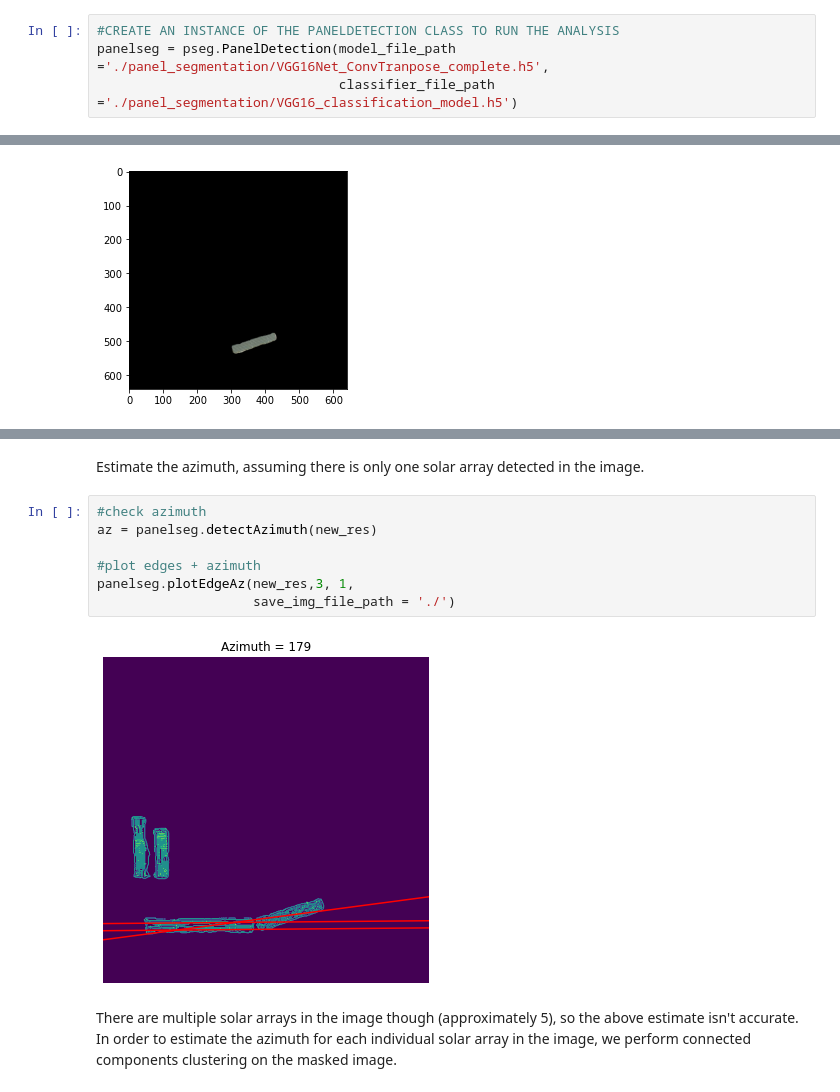
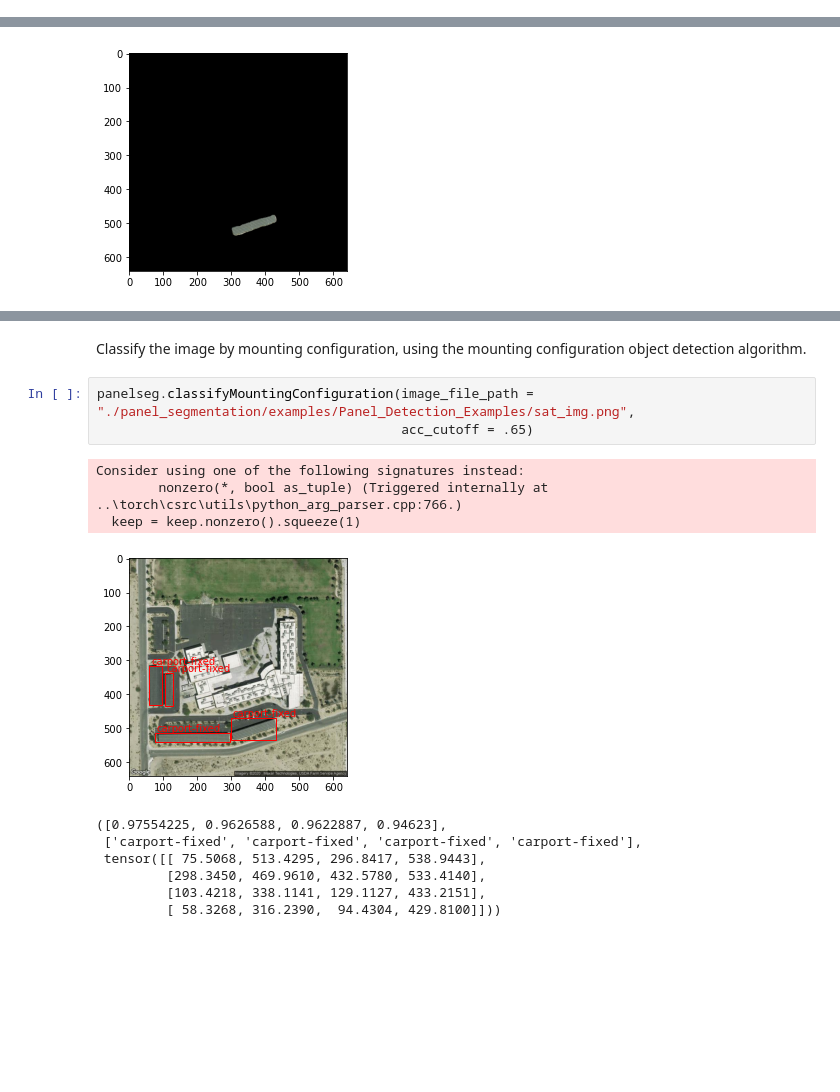
Before and after one commit to NREL/Panel-Segmentation, a Jupyter notebook: Panel_Detection_example.ipynb, the cells around one changed output, grey strips where cells are left out. Saved outputs shown, nothing was run; the diff lists cells and outputs as text; blank space fills up the shorter version.

```diff
--- a/Panel_Detection_example.ipynb
+++ b/Panel_Detection_example.ipynb
@@ -38,7 +40,3 @@ ValueError: Response status code 403: Image not pulled successfully from API.
-# %%
-#CREATE AN INSTANCE OF THE PANELDETECTION CLASS TO RUN THE ANALYSIS
-panelseg = pseg.PanelDetection(model_file_path ='./panel_segmentation/VGG16Net_ConvTranpose_complete.h5',
-                               classifier_file_path ='./panel_segmentation/VGG16_classification_model.h5')
 # %% [markdown]
 Load in the image and declare it as a numpy array.
 # %%
@@ -103,16 +100,19 @@ panelseg.plotEdgeAz(clusters, 3, 1,
 [figure]
 [figure]
 [figure]
-# %% [markdown]
-Estimate the azimuth, assuming there is only one solar array detected in the image.
-# %%
-#check azimuth
-az = panelseg.detectAzimuth(new_res)
-
-#plot edges + azimuth
-panelseg.plotEdgeAz(new_res,3, 1,
-                    save_img_file_path = './')
-# %% [output]
-[figure, removed]
-# %% [markdown]
-There are multiple solar arrays in the image though (approximately 5), so the above estimate isn't accurate. In order to estimate the azimuth for each individual solar array in the image, we perform connected components clustering on the masked image.
+# %% [markdown]
+Classify the image by mounting configuration, using the mounting configuration object detection algorithm.
+# %%
+panelseg.classifyMountingConfiguration(image_file_path = "./panel_segmentation/examples/Panel_Detection_Examples/sat_img.png",
+                                       acc_cutoff = .65)
+# %% [output]
+Consider using one of the following signatures instead:
+        nonzero(*, bool as_tuple) (Triggered internally at  ..\torch\csrc\utils\python_arg_parser.cpp:766.)
+  keep = keep.nonzero().squeeze(1)
+[figure, added]
+([0.97554225, 0.9626588, 0.9622887, 0.94623],
+ ['carport-fixed', 'carport-fixed', 'carport-fixed', 'carport-fixed'],
+ tensor([[ 75.5068, 513.4295, 296.8417, 538.9443],
+         [298.3450, 469.9610, 432.5780, 533.4140],
+         [103.4218, 338.1141, 129.1127, 433.2151],
+         [ 58.3268, 316.2390,  94.4304, 429.8100]]))
```
Also changed, not shown: parts of 3 cells of this notebook, 5 other files.
